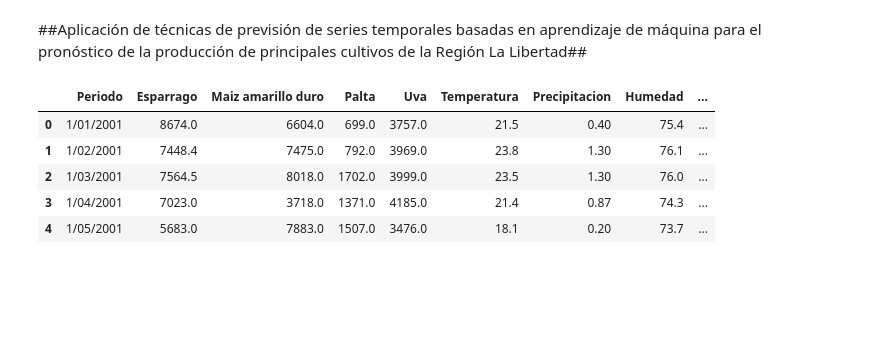
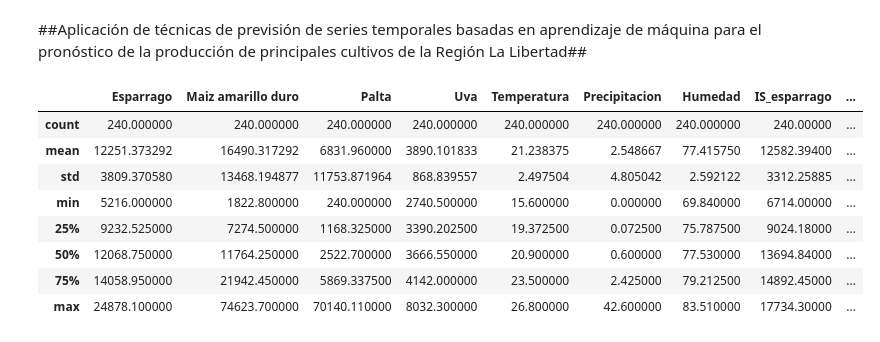
Before and after one commit to luiszac/crop-prediction, a Jupyter notebook: Crop_prediction.ipynb, the cells around one changed output. Drawn from its saved outputs; the diff is of its cells as text; code cells hidden in the pictures; blank space fills up the shorter version.

```diff
--- a/Crop_prediction.ipynb
+++ b/Crop_prediction.ipynb
@@ -15,11 +13,15 @@ from statsmodels.tools.eval_measures import rmse, aic
 # %%
-# Cargar y preparar los datos de la serie temporal multivariada
+# Data loading
 data = pd.read_csv('https://raw.githubusercontent.com/luiszac/crop-prediction/main/cultivos.csv')
 data.head()
+data.describe()
 # %% [output]
-|  | Periodo | Esparrago | Maiz amarillo duro | Palta | Uva | Temperatura | Precipitacion | Humedad | ... |
-| 0 | 1/01/2001 | 8674.0 | 6604.0 | 699.0 | 3757.0 | 21.5 | 0.40 | 75.4 | ... |
-| 1 | 1/02/2001 | 7448.4 | 7475.0 | 792.0 | 3969.0 | 23.8 | 1.30 | 76.1 | ... |
-| 2 | 1/03/2001 | 7564.5 | 8018.0 | 1702.0 | 3999.0 | 23.5 | 1.30 | 76.0 | ... |
-| 3 | 1/04/2001 | 7023.0 | 3718.0 | 1371.0 | 4185.0 | 21.4 | 0.87 | 74.3 | ... |
-| 4 | 1/05/2001 | 5683.0 | 7883.0 | 1507.0 | 3476.0 | 18.1 | 0.20 | 73.7 | ... |
+|  | Esparrago | Maiz amarillo duro | Palta | Uva | Temperatura | Precipitacion | Humedad | IS_esparrago | ... |
+| count | 240.000000 | 240.000000 | 240.000000 | 240.000000 | 240.000000 | 240.000000 | 240.000000 | 240.00000 | ... |
+| mean | 12251.373292 | 16490.317292 | 6831.960000 | 3890.101833 | 21.238375 | 2.548667 | 77.415750 | 12582.39400 | ... |
+| std | 3809.370580 | 13468.194877 | 11753.871964 | 868.839557 | 2.497504 | 4.805042 | 2.592122 | 3312.25885 | ... |
+| min | 5216.000000 | 1822.800000 | 240.000000 | 2740.500000 | 15.600000 | 0.000000 | 69.840000 | 6714.00000 | ... |
+| 25% | 9232.525000 | 7274.500000 | 1168.325000 | 3390.202500 | 19.372500 | 0.072500 | 75.787500 | 9024.18000 | ... |
+| 50% | 12068.750000 | 11764.250000 | 2522.700000 | 3666.550000 | 20.900000 | 0.600000 | 77.530000 | 13694.84000 | ... |
+| 75% | 14058.950000 | 21942.450000 | 5869.337500 | 4142.000000 | 23.500000 | 2.425000 | 79.212500 | 14892.45000 | ... |
+| max | 24878.100000 | 74623.700000 | 70140.110000 | 8032.300000 | 26.800000 | 42.600000 | 83.510000 | 17734.30000 | ... |
```
Also changed, not shown: parts of 29 cells of this notebook.
